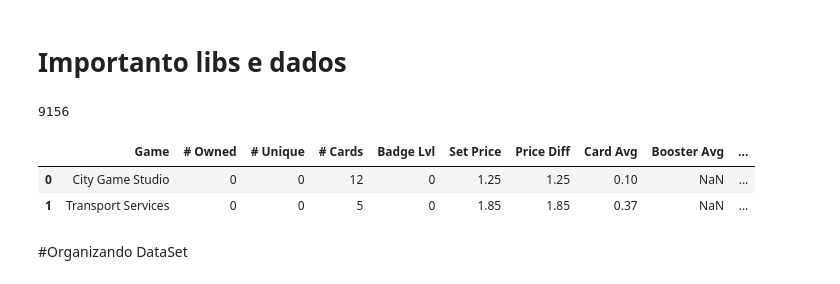
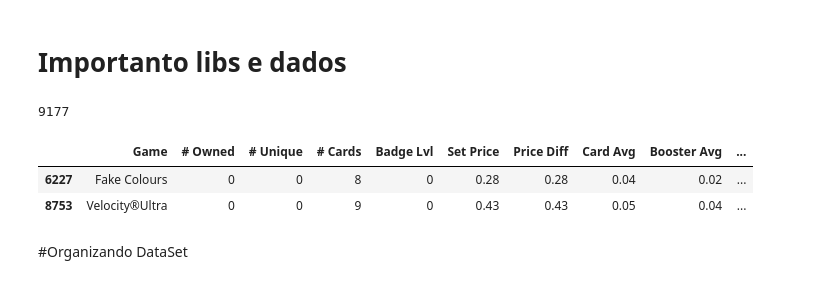
Before and after one commit to Zorug/Steam-Stuff, a Jupyter notebook: BS_&_CSV_compare.ipynb, the cells around one changed output. Saved outputs shown, nothing was run; the diff lists cells and outputs as text; code cells hidden in the pictures.

```diff
--- a/BS_&_CSV_compare.ipynb
+++ b/BS_&_CSV_compare.ipynb
@@ -27,19 +27,19 @@ Added: The date the set was added
 # %%
 import pandas as pd
 
-#csv_source = 'STC_set_data.csv'
-csv_source = 'https://raw.githubusercontent.com/Zorug/Steam-Stuff/master/STC_set_data.csv'
+csv_source = 'STC_set_data.csv'
+#csv_source = 'https://raw.githubusercontent.com/Zorug/Steam-Stuff/master/STC_set_data.csv'
 dados_csv = pd.read_csv(csv_source)
 qnt_dados = dados_csv.shape[0]
 qnt_dados
 # %% [output]
-9156
+9177
 # %%
-dados_csv.head(2)
+dados_csv.sample(2)
 # %% [output]
 |  | Game | # Owned | # Unique | # Cards | Badge Lvl | Set Price | Price Diff | Card Avg | Booster Avg | ... |
-| 0 | City Game Studio | 0 | 0 | 12 | 0 | 1.25 | 1.25 | 0.10 | NaN | ... |
-| 1 | Transport Services | 0 | 0 | 5 | 0 | 1.85 | 1.85 | 0.37 | NaN | ... |
+| 6227 | Fake Colours | 0 | 0 | 8 | 0 | 0.28 | 0.28 | 0.04 | 0.02 | ... |
+| 8753 | Velocity®Ultra | 0 | 0 | 9 | 0 | 0.43 | 0.43 | 0.05 | 0.04 | ... |
 # %% [markdown]
 #Organizando DataSet
 # %% [markdown]
```
Also changed, not shown: parts of 27 cells of this notebook.
